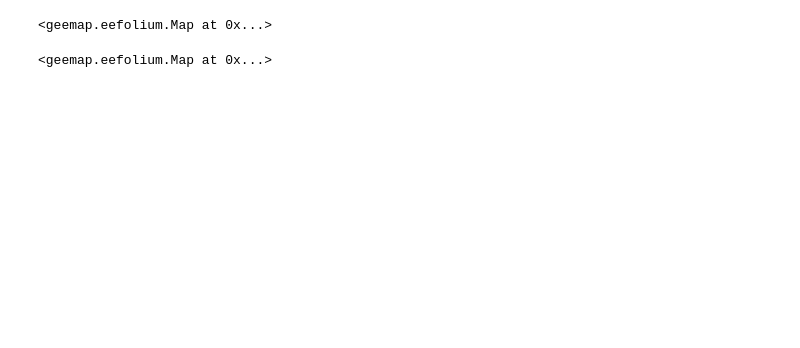
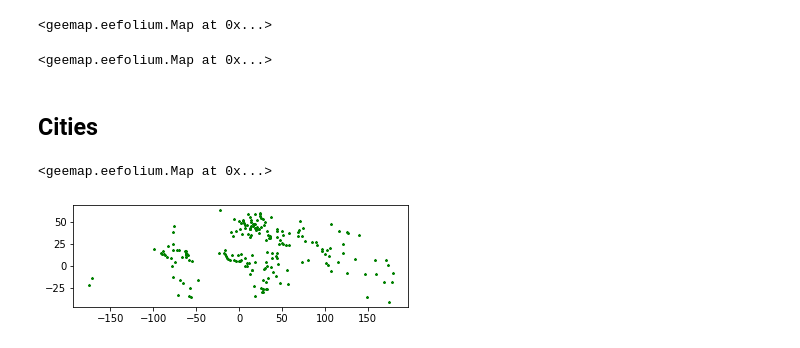
Before and after one commit to simonevaccari/Omdena_TrashOut, a Jupyter notebook: Omdena_Task0_UnderstandingData.ipynb, the cells around one changed output. Saved outputs shown, nothing was run; the diff lists cells and outputs as text; code cells hidden in the pictures; blank space fills up the shorter version.

Commit message:
added cities but not working...

```diff
--- a/Omdena_Task0_UnderstandingData.ipynb
+++ b/Omdena_Task0_UnderstandingData.ipynb
@@ -555,3 +602,11 @@ Map.addLayer(xy, {'color': 'red'}, 'Mount Everest')
 Map
 # %% [output]
 <geemap.eefolium.Map at 0x...>
+# %% [markdown]
+## Cities
+# %%
+import geemap.eefolium as geemap
+Map_C = geemap.Map()
+Map_C
+# %% [output]
+<geemap.eefolium.Map at 0x...>
@@ -557,0 +619,7 @@ Map
+# %%
+cities = gpd.read_file(gpd.datasets.get_path('naturalearth_cities'))
+cities_db.head()
+
+cities.plot(marker='*', color='green', markersize=5);
+# %% [output]
+[figure, added]
```
Also changed, not shown: parts of 15 cells of this notebook.
